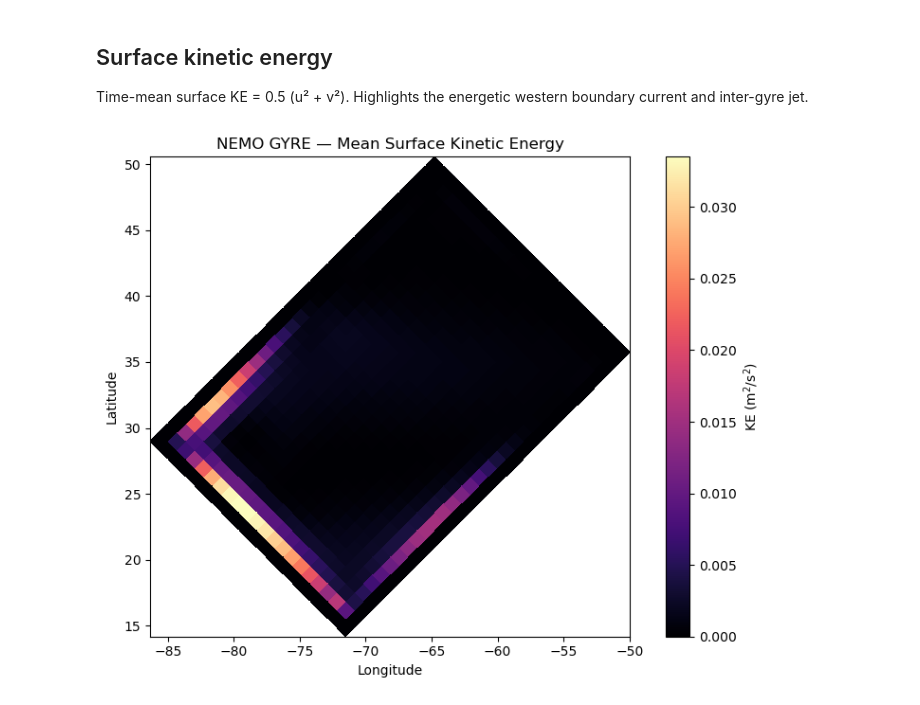
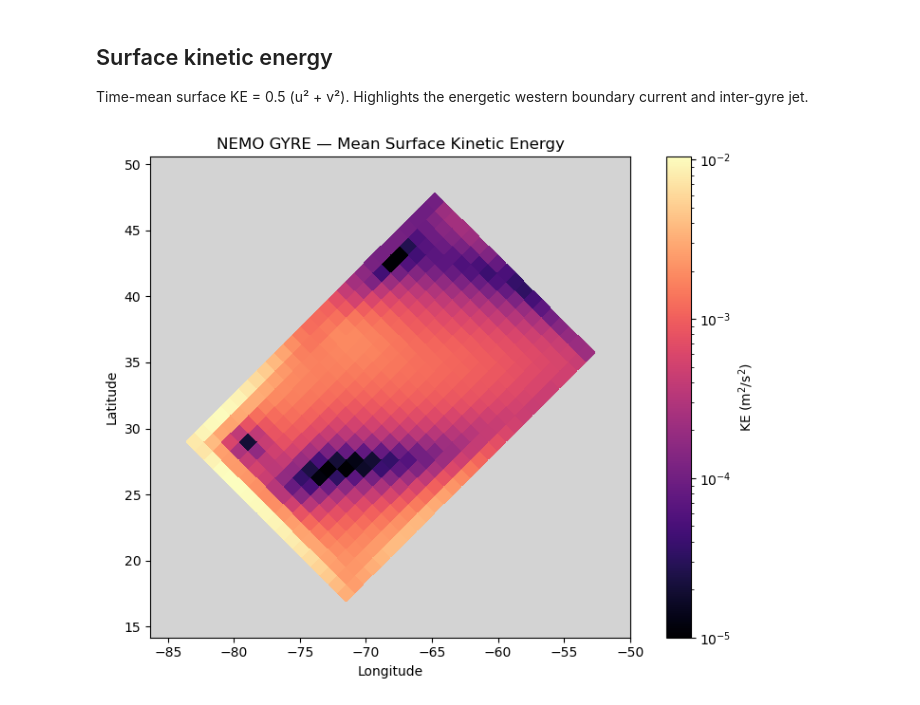
Before and after one commit to willirath/2026-Claude-NEMO, a Jupyter notebook: analysis/circulation.ipynb, the cells around one changed output. Drawn from its saved outputs; the diff is of its cells as text; code cells hidden in the pictures.

```diff
--- a/analysis/circulation.ipynb
+++ b/analysis/circulation.ipynb
@@ -8,6 +8,7 @@ Analyse surface currents from the 2-year GYRE simulation.
 from pathlib import Path
 
 import matplotlib.pyplot as plt
+import matplotlib.colors as mcolors
 import numpy as np
 import xarray as xr
 
@@ -22,6 +23,15 @@ ds_v = xr.open_dataset(
 ds_t = xr.open_dataset(
     OUTPUT_DIR / "GYRE_10d_00010101_00021230_grid_T_0000.nc", decode_times=False
 )
+mask = xr.open_dataset(OUTPUT_DIR / "mesh_mask.nc")
+tmask_sfc = mask["tmask"].isel(time_counter=0, nav_lev=0).values
+
+# Exclude 2-cell border for velocities (staggered grid boundary effects)
+interior = tmask_sfc.copy()
+interior[:2, :] = 0
+interior[-2:, :] = 0
+interior[:, :2] = 0
+interior[:, -2:] = 0
 
 # Surface level (index 0) time-mean velocities
 u_sfc = ds_u["vozocrtx"].isel(depthu=0).mean("time_counter")
@@ -47,23 +57,27 @@ u = u_sfc.values[:ny, :nx]
 v = v_sfc.values[:ny, :nx]
 lo = lon[:ny, :nx]
 la = lat[:ny, :nx]
+im = interior[:ny, :nx]
 
 speed = np.sqrt(u**2 + v**2)
+speed_masked = np.where(im, speed, np.nan)
 
 fig, ax = plt.subplots(figsize=(8, 6))
-pcm = ax.pcolormesh(lo, la, speed, shading="auto", cmap="cividis", alpha=0.7)
+pcm = ax.pcolormesh(lo, la, speed_masked, shading="auto", cmap="cividis", alpha=0.7)
 fig.colorbar(pcm, ax=ax, label="Speed (m/s)")
 
-# Subsample for readable arrows
-skip = 1
+# Subsample for readable arrows; mask boundary points
+skip = 2
 ax.quiver(
     lo[::skip, ::skip], la[::skip, ::skip],
-    u[::skip, ::skip], v[::skip, ::skip],
-    color="k", scale=0.5, width=0.004,
+    np.where(im[::skip, ::skip], u[::skip, ::skip], np.nan),
+    np.where(im[::skip, ::skip], v[::skip, ::skip], np.nan),
+    color="k", scale=1.5, width=0.003,
 )
 ax.set_xlabel("Longitude")
 ax.set_ylabel("Latitude")
 ax.set_title("NEMO GYRE — Mean Surface Currents (2-year run)")
+ax.set_facecolor("lightgrey")
 ax.set_aspect("equal")
 fig.tight_layout()
 # %% [output]
@@ -75,14 +89,19 @@ Time-mean surface KE = 0.5 (u² + v²). Highlights the energetic
 western boundary current and inter-gyre jet.
 # %%
 ke = 0.5 * speed**2
+ke_masked = np.where(im, ke, np.nan)
 
 fig, ax = plt.subplots(figsize=(8, 6))
-pcm = ax.pcolormesh(lo, la, ke, shading="auto", cmap="magma")
+pcm = ax.pcolormesh(
+    lo, la, ke_masked, shading="auto", cmap="magma",
+    norm=mcolors.LogNorm(vmin=1e-5, vmax=ke_masked[np.isfinite(ke_masked)].max()),
+)
 fig.colorbar(pcm, ax=ax, label="KE (m$^2$/s$^2$)")
 ax.set_xlabel("Longitude")
 ax.set_ylabel("Latitude")
 ax.set_title("NEMO GYRE — Mean Surface Kinetic Energy")
+ax.set_facecolor("lightgrey")
 ax.set_aspect("equal")
 fig.tight_layout()
 # %% [output]
-[figure, old version]
+[figure, new version]
```
Also changed, not shown: parts of 1 cell of this notebook, 2 other files.
